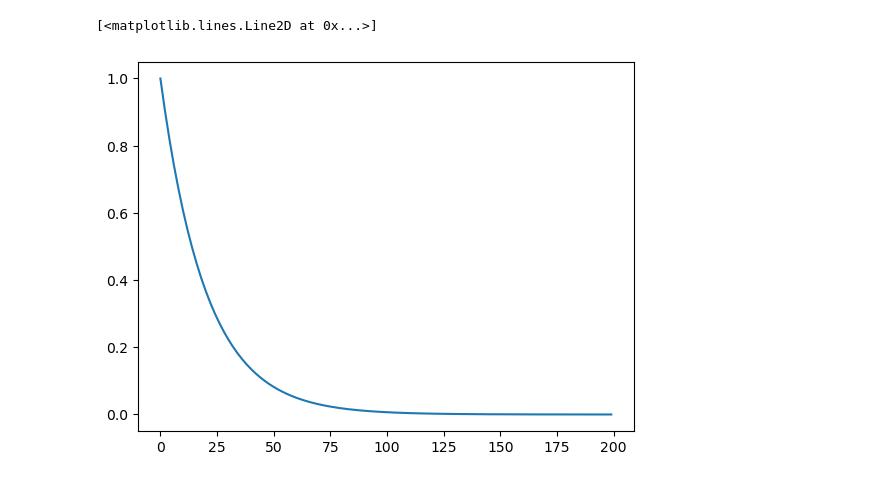
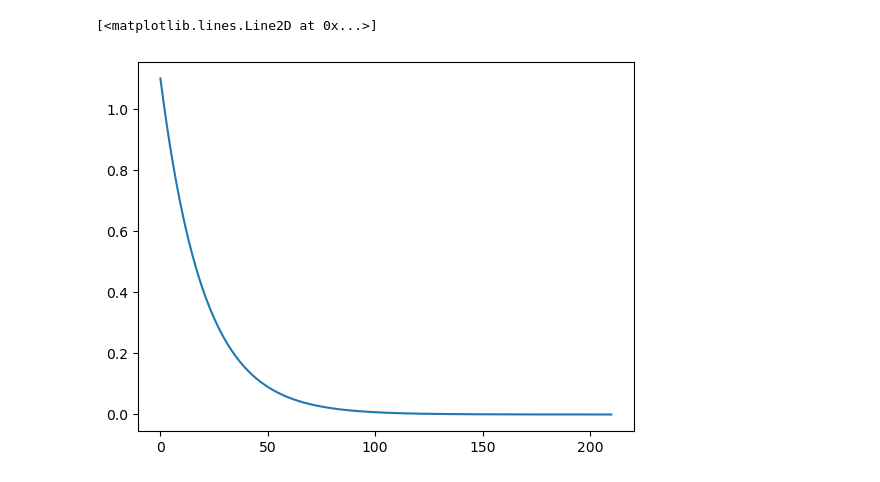
Before and after one commit to giovannipiccoli99/Lens_transit, a Jupyter notebook: caustic_finder_spherical_coordinates.ipynb, the cells around one changed output. Saved outputs shown, nothing was run; the diff lists cells and outputs as text; code cells hidden in the pictures.

```diff
--- a/caustic_finder_spherical_coordinates.ipynb
+++ b/caustic_finder_spherical_coordinates.ipynb
@@ -7,19 +7,18 @@ import mpmath as mp
 #%matplotlib inline
 # %%
 def l_OD_test(h, phi):
-    z = np.exp(-h/20)*np.cos(0*phi*0.01)
+    z = np.exp(-h/20)*(1 + 0.1*np.cos(phi)**2)*np.heaviside(h, 0) + (1 - np.heaviside(h, 0))*(1 + 0.1*np.cos(phi)**2)
     z = z #- 2*np.exp(-0.5*((x - x_0*np.ones_like(x))**2 + (y - y_0*np.ones_like(y))**2)/sigma**2)/(2*np.pi*sigma**2)
     return z
 
-h_data = np.arange(0, 200, 1)
-phi_data = np.arange(0, 2*np.pi, 0.1)
+h_data = np.arange(0, 210, 0.1)
+phi_data = np.arange(0, 2*np.pi, 0.01)
 l_OD_data = l_OD_test(h_data[:, None], phi_data[None, :])
-l_OD = scipy.interpolate.RectBivariateSpline(h_data, phi_data, l_OD_data)
-
+l_OD = scipy.interpolate.RectBivariateSpline(h_data, phi_data, l_OD_data, kx=5, ky=5)
 plt.plot(h_data, l_OD.ev(h_data, 0))
 # %% [output]
 [<matplotlib.lines.Line2D at 0x...>]
-[figure, old version]
+[figure, new version]
 # %%
 def inv_M(h, phi, args):
     R, D,  = args
```
Also changed, not shown: parts of 12 cells of this notebook.
